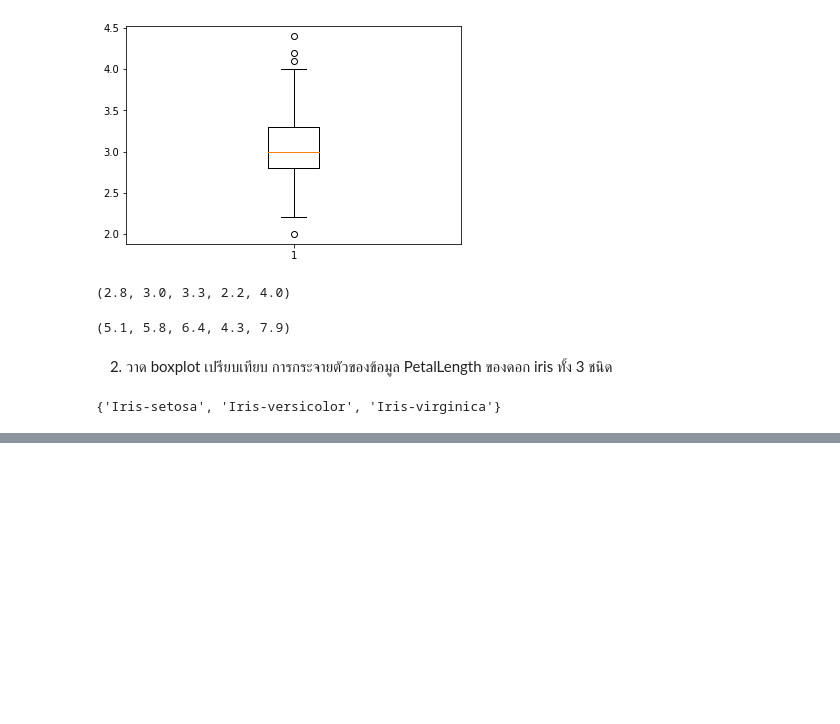
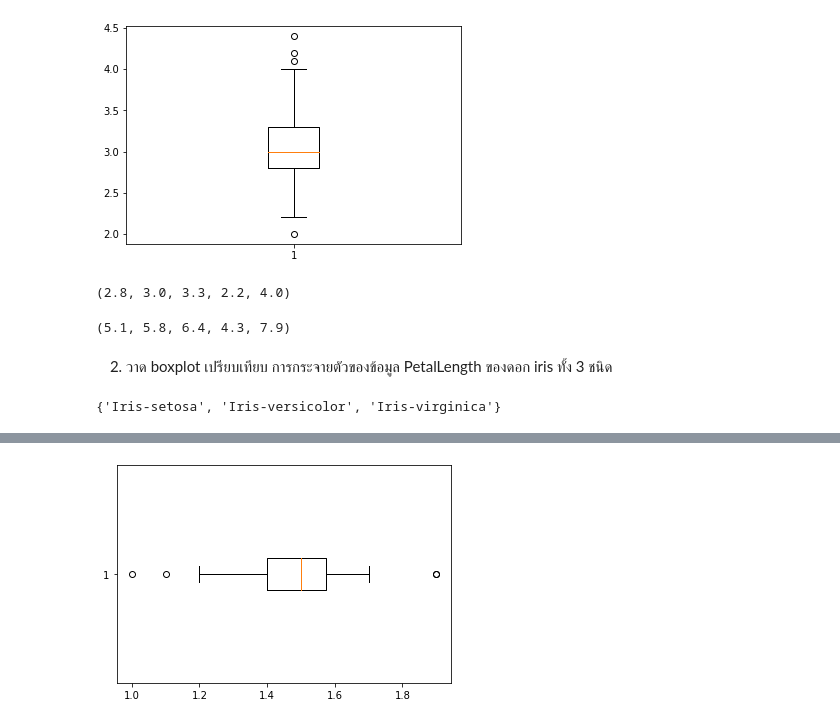
Before and after one commit to proditor002/data_viz_2022, a Jupyter notebook: DataViz02_Data_Distribution.ipynb, the cells around one changed output, grey strips where cells are left out. Cells and saved outputs as stored; diff of their text form; code cells hidden in the pictures; blank space fills up the shorter version.

```diff
--- a/DataViz02_Data_Distribution.ipynb
+++ b/DataViz02_Data_Distribution.ipynb
@@ -343,0 +356,4 @@ set(df['Name'])
+# %%
+setsosabp = plt.boxplot(df2['PetalLength'][:50],vert=False)
+# %% [output]
+[figure, added]
```
Also changed, not shown: parts of 4 cells of this notebook.
